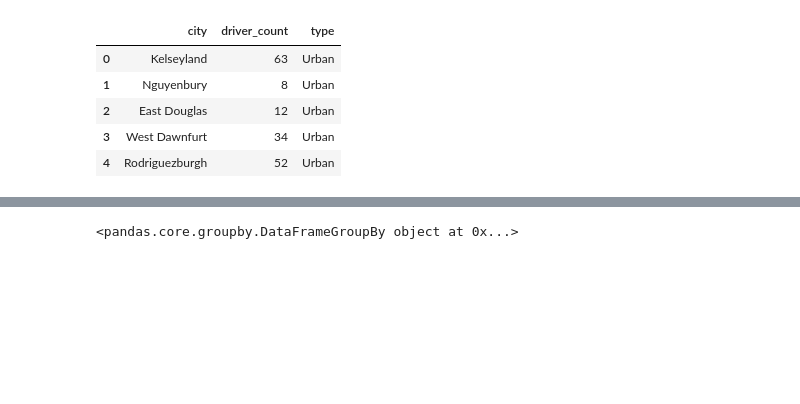
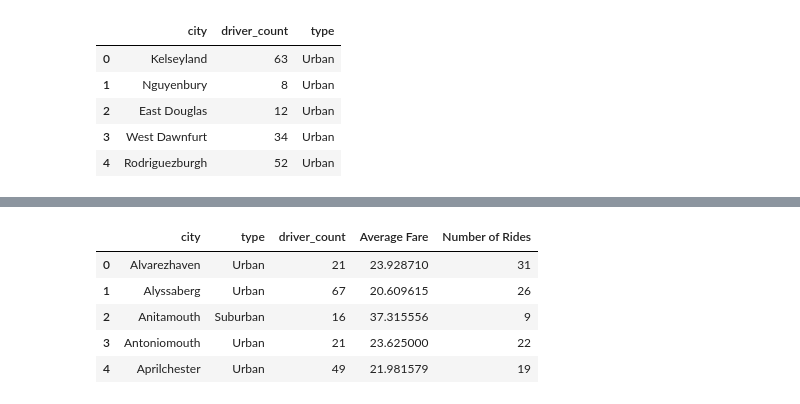
Before and after one commit to gayatripingale/Homework, a Jupyter notebook: Matplotlib/Pyber_RideSharing_Matplotlib.ipynb, the cells around one changed output, grey strips where cells are left out. Drawn from its saved outputs; the diff is of its cells as text; code cells hidden in the pictures; blank space fills up the shorter version.

```diff
--- a/Matplotlib/Pyber_RideSharing_Matplotlib.ipynb
+++ b/Matplotlib/Pyber_RideSharing_Matplotlib.ipynb
@@ -84,5 +79,15 @@ merged_df = city_df.merge(ride_df, on = 'city')
-# %%
-by_city = merged_df.groupby('city')
-by_city
-# %% [output]
-<pandas.core.groupby.DataFrameGroupBy object at 0x...>
+# %%
+city_rides_df = pd.DataFrame({
+    "Average Fare": avg_fare,
+    "Number of Rides": ridesPerCity
+})
+# df.reset_index(level=['tick', 'obs'])
+city_rides_df.reset_index(level = ['city', 'type', 'driver_count'], inplace = True)
+city_rides_df.head()
+# %% [output]
+|  | city | type | driver_count | Average Fare | Number of Rides |
+| 0 | Alvarezhaven | Urban | 21 | 23.928710 | 31 |
+| 1 | Alyssaberg | Urban | 67 | 20.609615 | 26 |
+| 2 | Anitamouth | Suburban | 16 | 37.315556 | 9 |
+| 3 | Antoniomouth | Urban | 21 | 23.625000 | 22 |
+| 4 | Aprilchester | Urban | 49 | 21.981579 | 19 |
```
Also changed, not shown: parts of 15 cells of this notebook, 1 other file.
